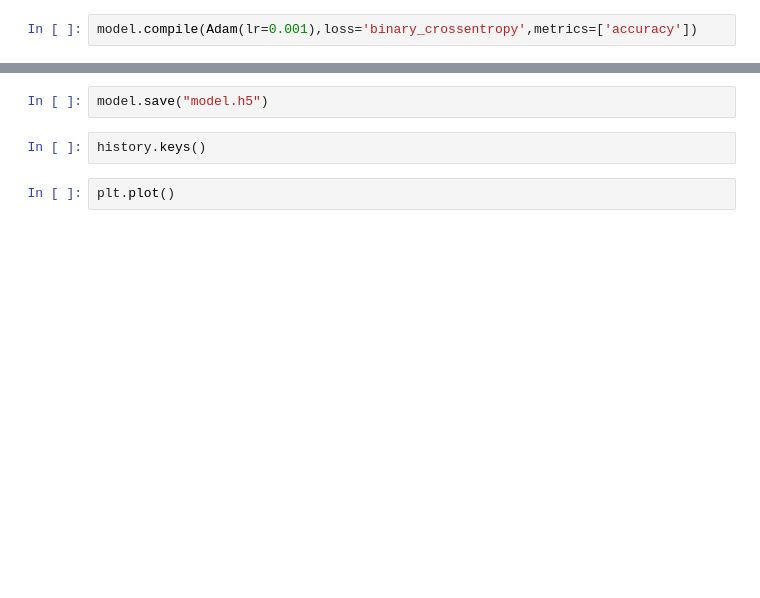
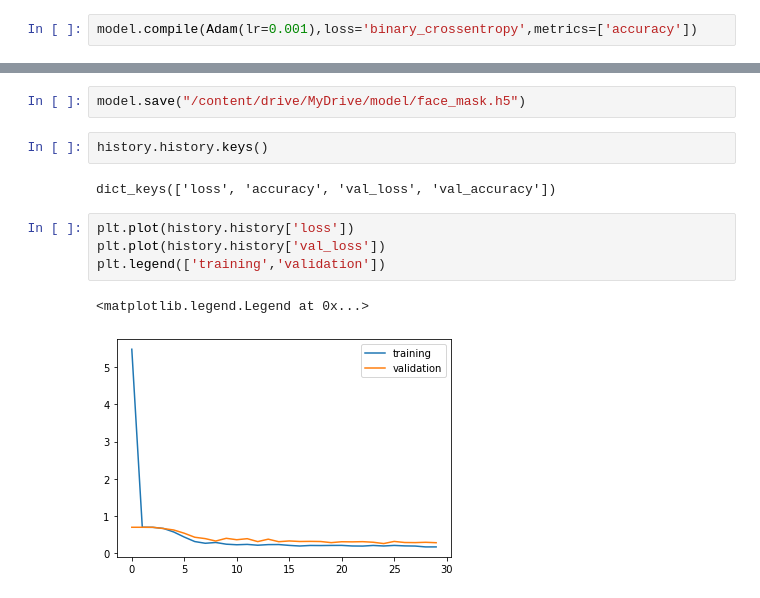
Before and after one commit to lalitasharma04/face_mask_detection, a Jupyter notebook: Face_mask_detection.ipynb, the cells around one changed output, grey strips where cells are left out. Cells and saved outputs as stored; diff of their text form; blank space fills up the shorter version.

```diff
--- a/Face_mask_detection.ipynb
+++ b/Face_mask_detection.ipynb
@@ -174,6 +161,13 @@ Epoch 30/30
 # %%
-model.save("model.h5")
+model.save("/content/drive/MyDrive/model/face_mask.h5")
 # %%
-history.keys()
+history.history.keys()
+# %% [output]
+dict_keys(['loss', 'accuracy', 'val_loss', 'val_accuracy'])
-# %%
-plt.plot()
+# %%
+plt.plot(history.history['loss'])
+plt.plot(history.history['val_loss'])
+plt.legend(['training','validation'])
+# %% [output]
+<matplotlib.legend.Legend at 0x...>
+[figure, added]
```
Also changed, not shown: parts of 9 cells of this notebook.
